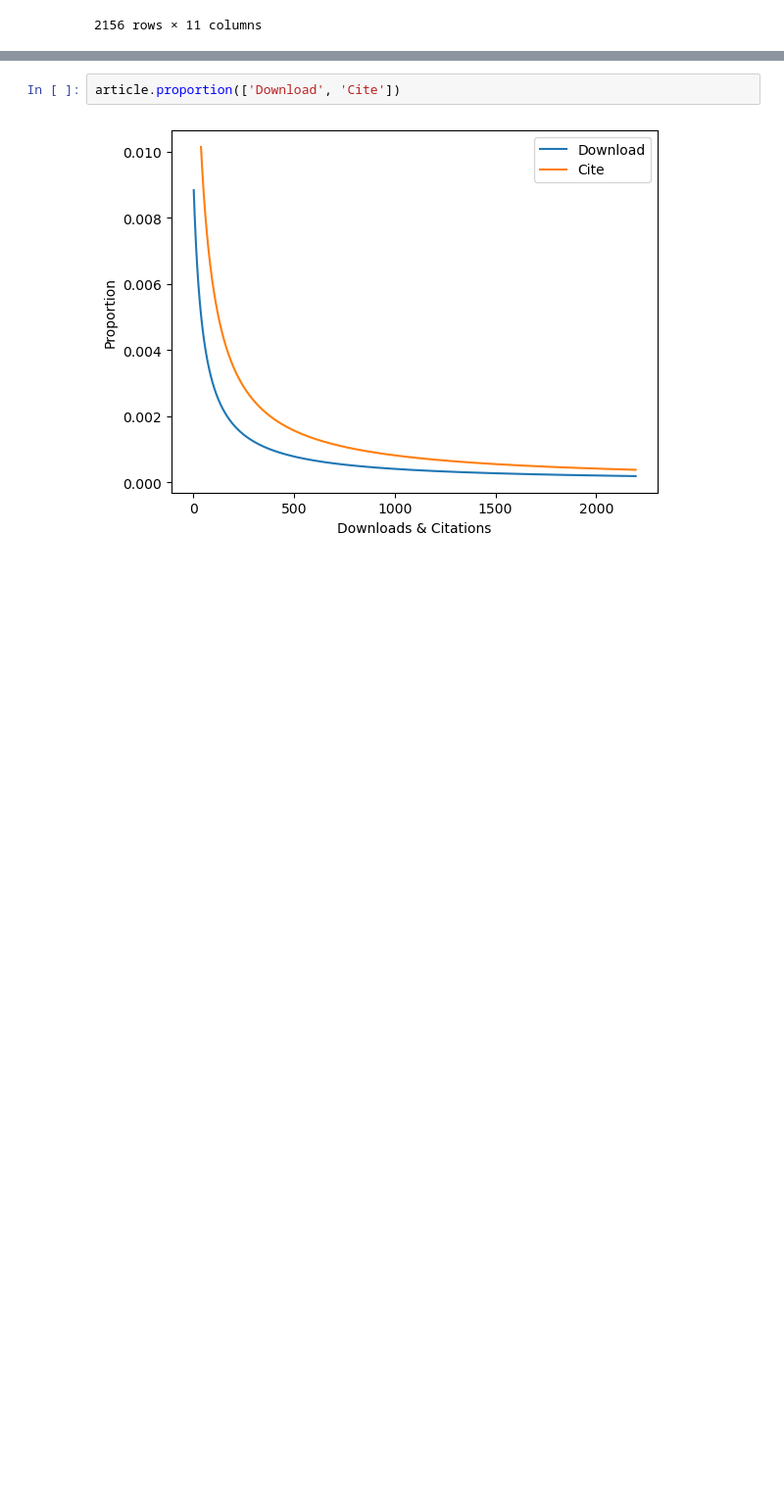
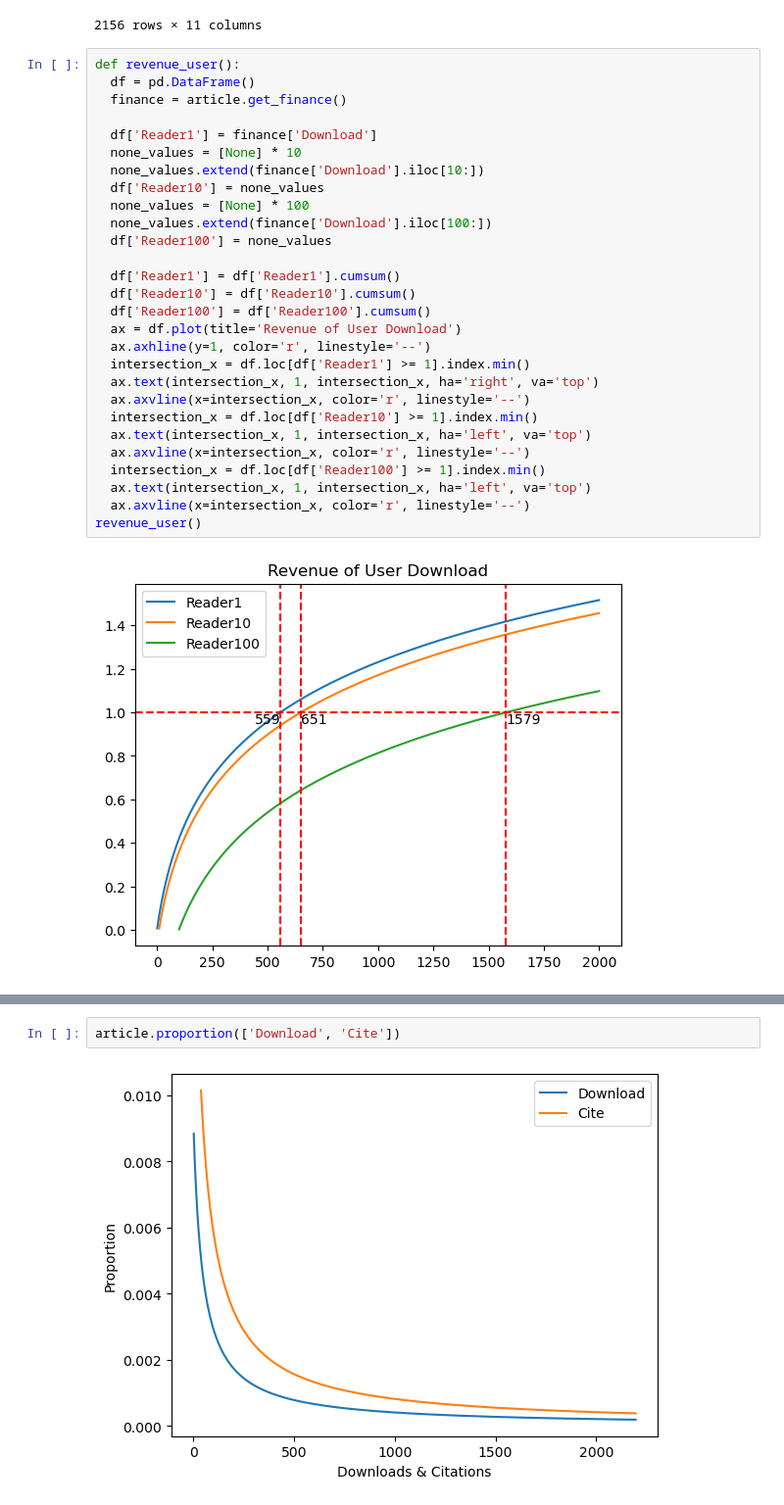
Before and after one commit to thales-casia/journal-dao, a Jupyter notebook: src/dao.ipynb, the cells around one changed output, grey strips where cells are left out. Shown: that part at 98% size. Cells and saved outputs as stored; diff of their text form; blank space fills up the shorter version.

Commit message:
reader compare

```diff
--- a/src/dao.ipynb
+++ b/src/dao.ipynb
@@ -243,3 +258,33 @@ article.finance()
 | 2154 | 0.164146 | 0.246223 | 0.082068 | 0.000708 | 0.003102 | 0.003875 | 0.002329 | 0.000391 | 0.016039 | 0.000224 | ... |
 | Total | 352.525906 | 528.829709 | 176.222103 | 6.209214 | 27.206160 | 33.987274 | 20.425045 | 2.825808 | 32.126026 | 1.948780 | ... |
 2156 rows × 11 columns
+# %%
+def revenue_user():
+  df = pd.DataFrame()
+  finance = article.get_finance()
+
+  df['Reader1'] = finance['Download']
+  none_values = [None] * 10
+  none_values.extend(finance['Download'].iloc[10:])
+  df['Reader10'] = none_values
+  none_values = [None] * 100
+  none_values.extend(finance['Download'].iloc[100:])
+  df['Reader100'] = none_values
+
+  df['Reader1'] = df['Reader1'].cumsum()
+  df['Reader10'] = df['Reader10'].cumsum()
+  df['Reader100'] = df['Reader100'].cumsum()
+  ax = df.plot(title='Revenue of User Download')
+  ax.axhline(y=1, color='r', linestyle='--')
+  intersection_x = df.loc[df['Reader1'] >= 1].index.min()
+  ax.text(intersection_x, 1, intersection_x, ha='right', va='top')
+  ax.axvline(x=intersection_x, color='r', linestyle='--')
+  intersection_x = df.loc[df['Reader10'] >= 1].index.min()
+  ax.text(intersection_x, 1, intersection_x, ha='left', va='top')
+  ax.axvline(x=intersection_x, color='r', linestyle='--')
+  intersection_x = df.loc[df['Reader100'] >= 1].index.min()
+  ax.text(intersection_x, 1, intersection_x, ha='left', va='top')
+  ax.axvline(x=intersection_x, color='r', linestyle='--')
+revenue_user()
+# %% [output]
+[figure, added]
```
Also changed, not shown: parts of 10 cells of this notebook, 4 other files.
